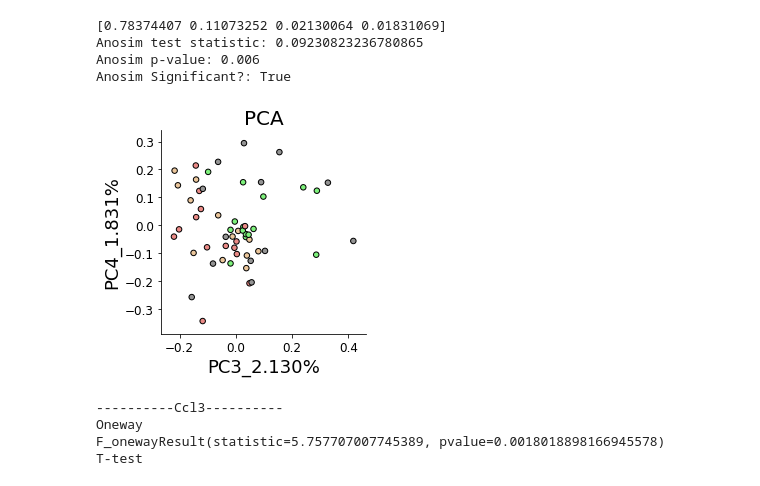
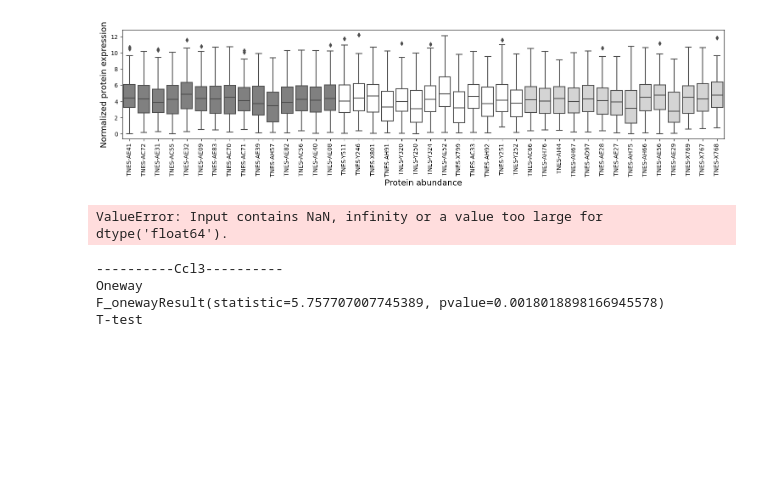
Before and after one commit to carolinamonzo/LG_proteomics, a Jupyter notebook: scripts/olink_diffabund.ipynb, the cells around one changed output. Saved outputs shown, nothing was run; the diff lists cells and outputs as text; code cells hidden in the pictures; blank space fills up the shorter version.

```diff
--- a/scripts/olink_diffabund.ipynb
+++ b/scripts/olink_diffabund.ipynb
@@ -99,3 +171,27 @@ else:
+# %%
+## Check again the distributions
+palint = []
+
+for e in sub["Treatment"]:
+    palint.append(palette[e])
+
+## Average intensities per sample
+fig, ax = plt.subplots(figsize = (15, 4))
+g = sns.boxplot(data = intensities, ax = ax, palette = palint)
+plt.xticks(rotation = 90)
+plt.xlabel("Protein abundance")
+plt.ylabel("Normalized protein expression")
+ax.yaxis.label.set_size(14)
+ax.xaxis.label.set_size(14)
+
+matplotlib.rcParams['pdf.fonttype'] = 42
+plt.tight_layout()
+if run_type != "dry":
+    plt.savefig(f"{path}/RawQC_protein_abundance_{sex}_{run_user}_{new_day}.pdf")
+else:
+    plt.show()
+# %% [output]
+[figure, added]
 # %%
 def make_pca2(in_df, a, my_pal, wd_dir, sex, run_user, my_markers, top=100):
     b = a + 1
@@ -156,13 +252,9 @@ if run_user == "Maarouf":
 elif run_user == "Lisonia":
     my_markers = "o"
 
-make_pca2(mer.drop(columns = ["Treatment"]).fillna(0).T, 2, my_pal, path, sex, run_user, my_markers)
+make_pca2(sub.drop(columns = ["Treatment"]).T, 2, my_pal, path, sex, run_user, my_markers)
 # %% [output]
-[0.78374407 0.11073252 0.02130064 0.01831069]
-Anosim test statistic: 0.09230823236780865
-Anosim p-value: 0.006
-Anosim Significant?: True
+ValueError: Input contains NaN, infinity or a value too large for dtype('float64').
-[figure, removed]
 # %%
 genes = df.columns
 if run_user == "Maarouf":
```
Also changed, not shown: parts of 5 cells of this notebook, 1 other file.
